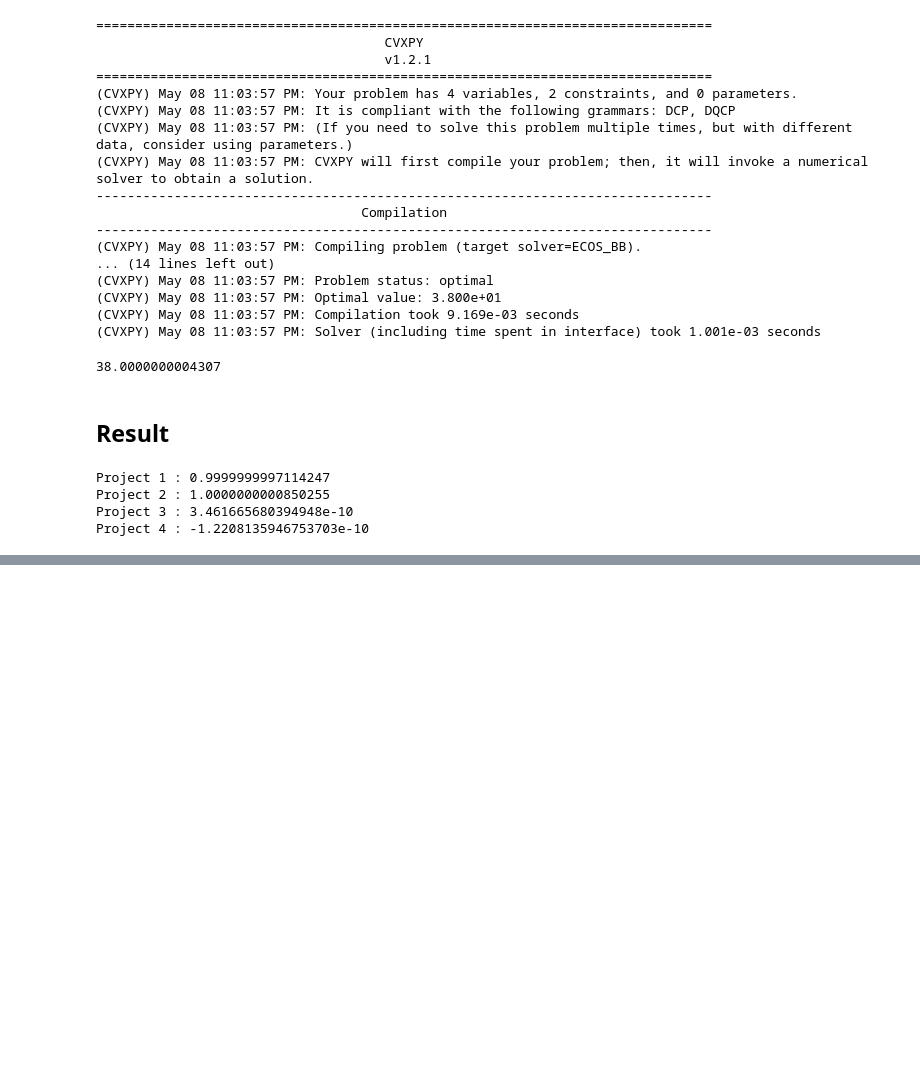
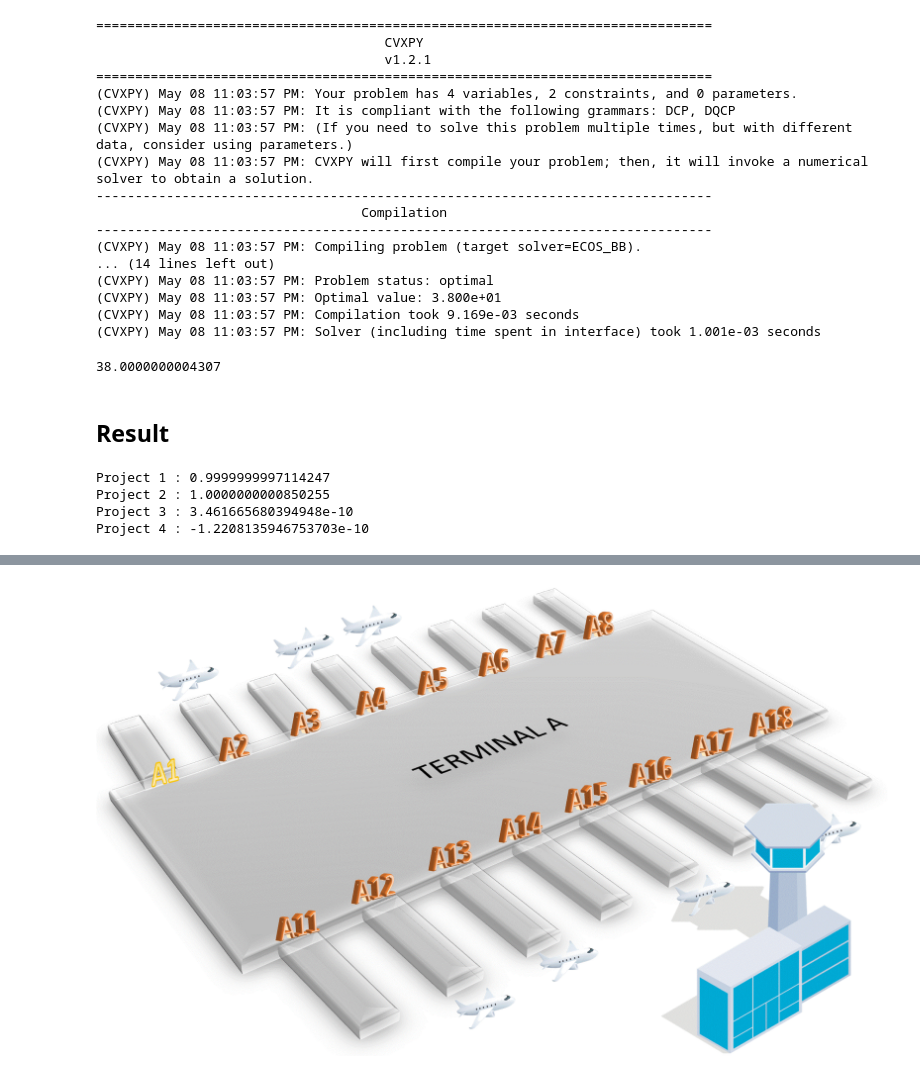
Before and after one commit to anhphuong-ngo/Linear-LP-and-Mixed-Integer-Linear-IP-Optimization-Tutorials, a Jupyter notebook: Chapter02.ipynb, the cells around one changed output, grey strips where cells are left out. Drawn from its saved outputs; the diff is of its cells as text; code cells hidden in the pictures; blank space fills up the shorter version.

```diff
--- a/Chapter02.ipynb
+++ b/Chapter02.ipynb
@@ -117,0 +1263,7 @@ Project 4 : -1.2208135946753703e-10
+# %%
+from IPython import display
+display.Image("TerminalA_2.gif", width = 800)
+
+# Icon source: https://www.vecteezy.com/
+# %% [output]
+[figure, added]
```
Also changed, not shown: parts of 9 cells of this notebook, 1 other file.
